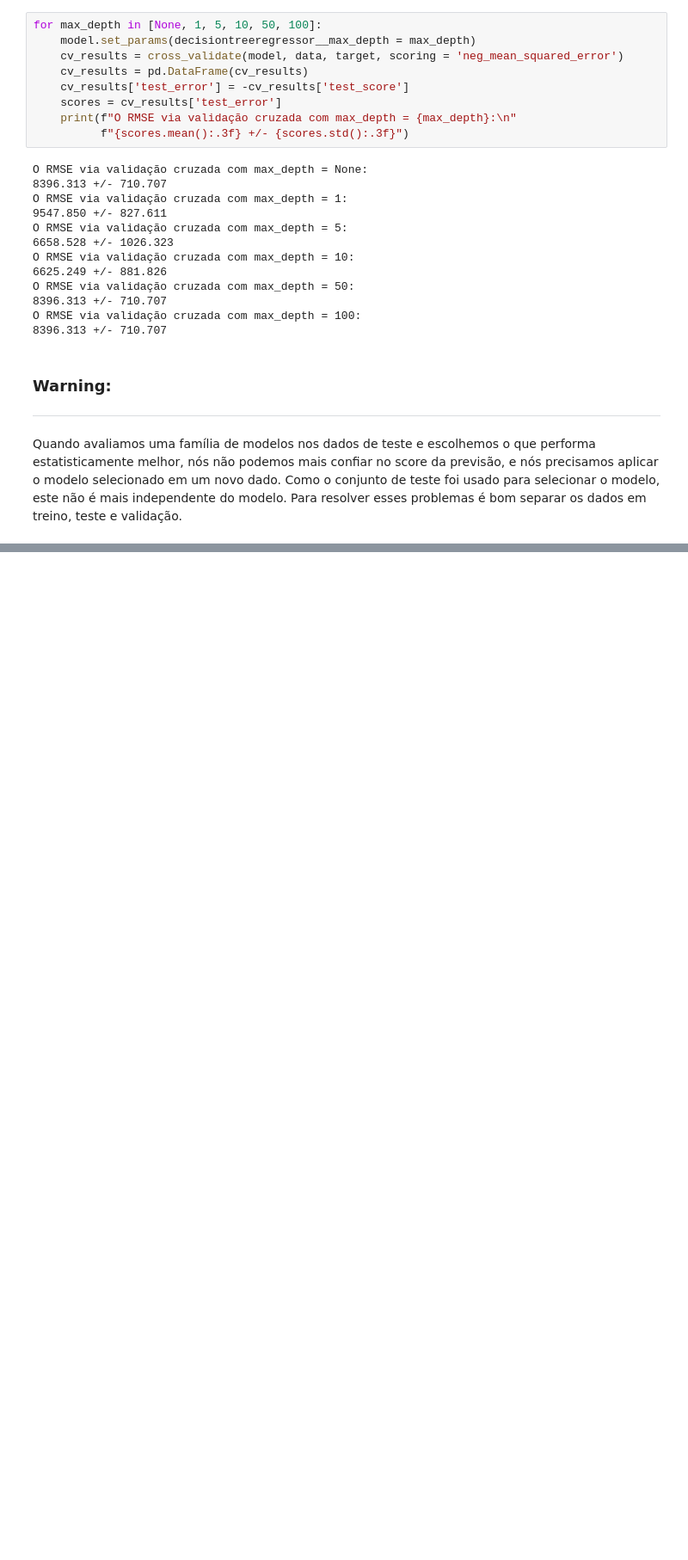
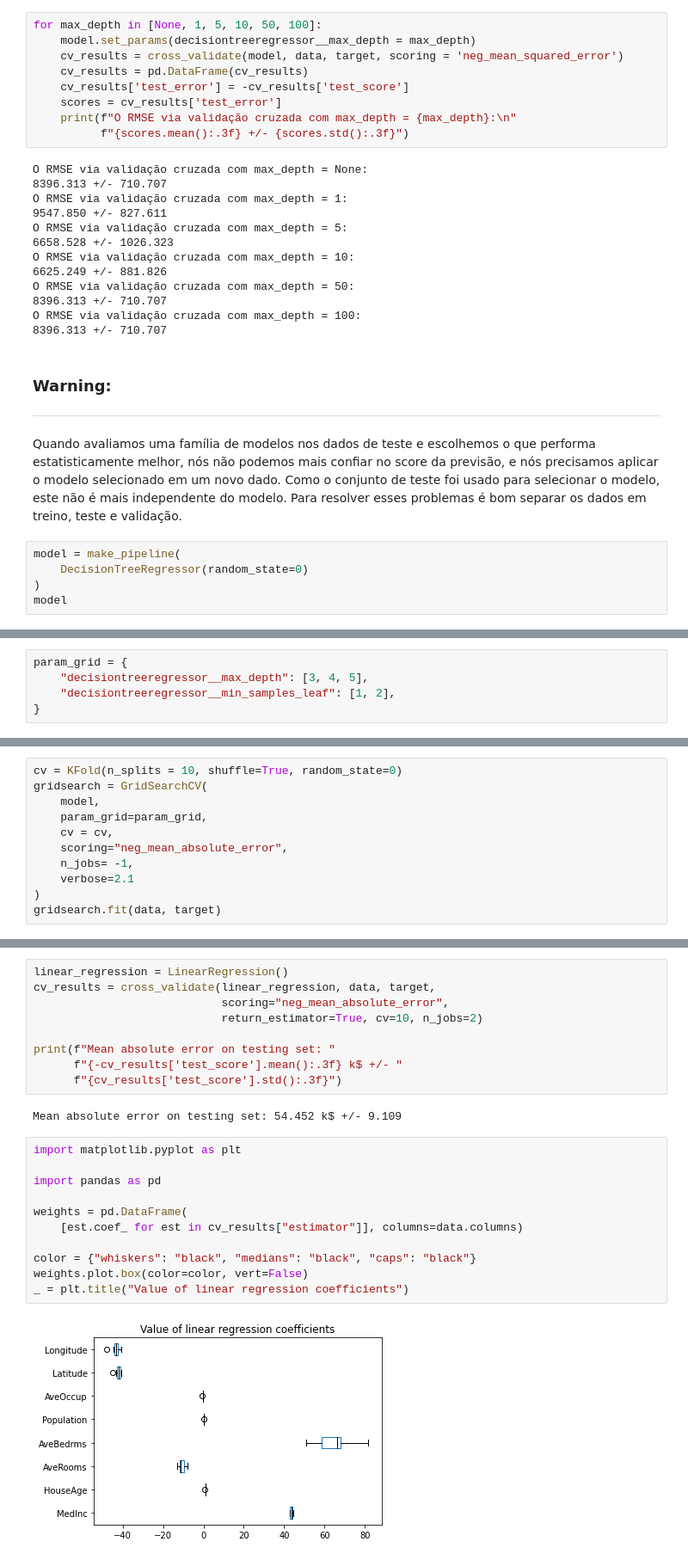
Before and after one commit to FabioCLima/python-projects, a Jupyter notebook: Machine_Learning/ML-scikit/california-houses/housing_predictive_model.ipynb, the cells around one changed output, grey strips where cells are left out. Shown: that part at 86% size. Drawn from its saved outputs; the diff is of its cells as text; blank space fills up the shorter version.

```diff
--- a/Machine_Learning/ML-scikit/california-houses/housing_predictive_model.ipynb
+++ b/Machine_Learning/ML-scikit/california-houses/housing_predictive_model.ipynb
@@ -590,3 +590,8 @@ O RMSE via validação cruzada com max_depth = 100:
 ***
 
 Quando avaliamos uma família de modelos nos dados de teste e escolhemos o que performa estatisticamente melhor, nós não podemos mais confiar no score da previsão, e nós precisamos aplicar o modelo selecionado em um novo dado. Como o conjunto de teste foi usado para selecionar o modelo, este não é mais independente do modelo. Para resolver esses problemas é bom separar os dados em treino, teste e validação.
+# %%
+model = make_pipeline(
+    DecisionTreeRegressor(random_state=0)
+)
+model
@@ -592,0 +625,5 @@ Quando avaliamos uma família de modelos nos dados de teste e escolhemos o que p
+# %%
+param_grid = {
+    "decisiontreeregressor__max_depth": [3, 4, 5],
+    "decisiontreeregressor__min_samples_leaf": [1, 2],
+}
@@ -592,0 +632,11 @@ Quando avaliamos uma família de modelos nos dados de teste e escolhemos o que p
+# %%
+cv = KFold(n_splits = 10, shuffle=True, random_state=0)
+gridsearch = GridSearchCV(
+    model,
+    param_grid=param_grid,
+    cv = cv,
+    scoring="neg_mean_absolute_error",
+    n_jobs= -1,
+    verbose=2.1
+)
+gridsearch.fit(data, target)
@@ -592,0 +689,24 @@ Quando avaliamos uma família de modelos nos dados de teste e escolhemos o que p
+# %%
+linear_regression = LinearRegression()
+cv_results = cross_validate(linear_regression, data, target,
+                            scoring="neg_mean_absolute_error",
+                            return_estimator=True, cv=10, n_jobs=2)
+
+print(f"Mean absolute error on testing set: "
+      f"{-cv_results['test_score'].mean():.3f} k$ +/- "
+      f"{cv_results['test_score'].std():.3f}")
+# %% [output]
+Mean absolute error on testing set: 54.452 k$ +/- 9.109
+# %%
+import matplotlib.pyplot as plt
+
+import pandas as pd
+
+weights = pd.DataFrame(
+    [est.coef_ for est in cv_results["estimator"]], columns=data.columns)
+
+color = {"whiskers": "black", "medians": "black", "caps": "black"}
+weights.plot.box(color=color, vert=False)
+_ = plt.title("Value of linear regression coefficients")
+# %% [output]
+[figure, added]
```
Also changed, not shown: parts of 63 cells of this notebook, 10 other files.
